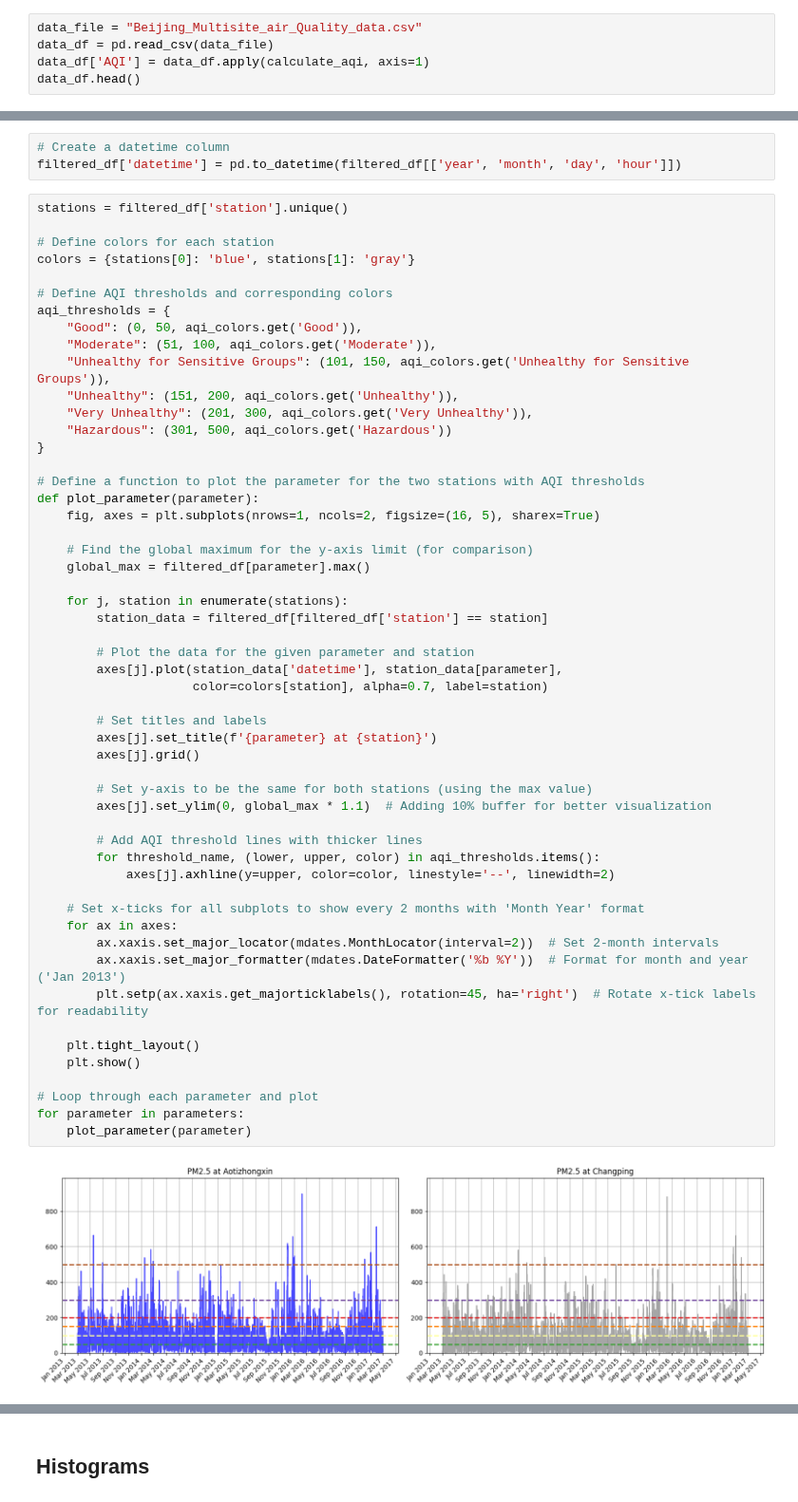
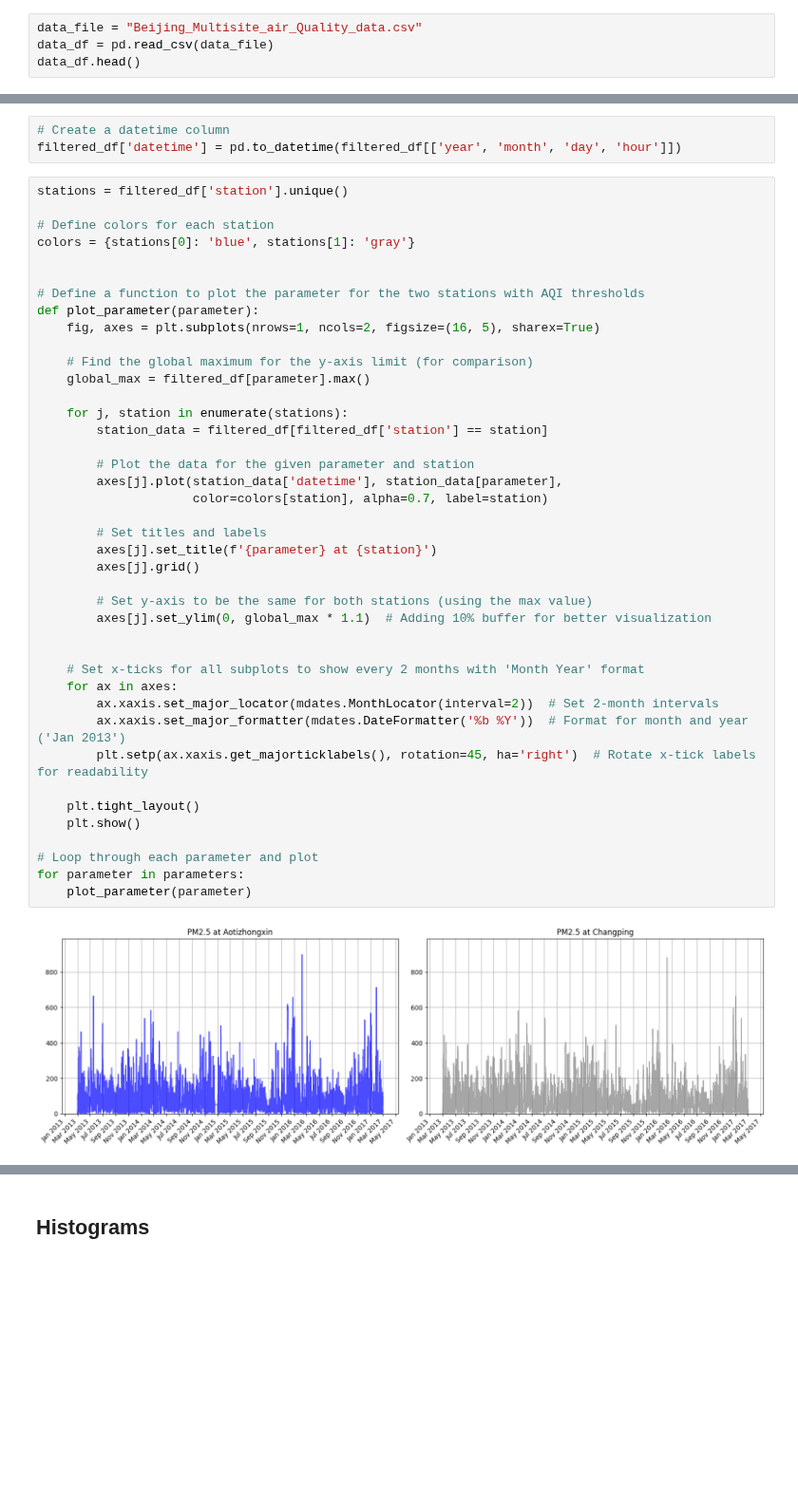
Before and after one commit to pariaighanian/Environmental_Data_Analytics, a Jupyter notebook: main.ipynb, the cells around one changed output, grey strips where cells are left out. Shown at 95% size. Saved outputs shown, nothing was run; the diff lists cells and outputs as text; blank space fills up the shorter version.

```diff
--- a/main.ipynb
+++ b/main.ipynb
@@ -52,7 +16,6 @@ def calculate_aqi(row):
 # %%
 data_file = "Beijing_Multisite_air_Quality_data.csv"
 data_df = pd.read_csv(data_file)
-data_df['AQI'] = data_df.apply(calculate_aqi, axis=1)
 data_df.head()
 # %% [output]
 |  | year | month | day | hour | PM2.5 | PM10 | SO2 | NO2 | CO | O3 | TEMP | ... |
@@ -267,15 +195,6 @@ stations = filtered_df['station'].unique()
 # Define colors for each station
 colors = {stations[0]: 'blue', stations[1]: 'gray'}
 
-# Define AQI thresholds and corresponding colors
-aqi_thresholds = {
-    "Good": (0, 50, aqi_colors.get('Good')),
-    "Moderate": (51, 100, aqi_colors.get('Moderate')),
-    "Unhealthy for Sensitive Groups": (101, 150, aqi_colors.get('Unhealthy for Sensitive Groups')),
-    "Unhealthy": (151, 200, aqi_colors.get('Unhealthy')),
-    "Very Unhealthy": (201, 300, aqi_colors.get('Very Unhealthy')),
-    "Hazardous": (301, 500, aqi_colors.get('Hazardous'))
-}
 
 # Define a function to plot the parameter for the two stations with AQI thresholds
 def plot_parameter(parameter):
@@ -285,34 +204,31 @@ def plot_parameter(parameter):
     global_max = filtered_df[parameter].max()
 
     for j, station in enumerate(stations):
         station_data = filtered_df[filtered_df['station'] == station]
 
         # Plot the data for the given parameter and station
         axes[j].plot(station_data['datetime'], station_data[parameter],
                      color=colors[station], alpha=0.7, label=station)
 
         # Set titles and labels
         axes[j].set_title(f'{parameter} at {station}')
         axes[j].grid()
 
         # Set y-axis to be the same for both stations (using the max value)
         axes[j].set_ylim(0, global_max * 1.1)  # Adding 10% buffer for better visualization
 
-        # Add AQI threshold lines with thicker lines
-        for threshold_name, (lower, upper, color) in aqi_thresholds.items():
-            axes[j].axhline(y=upper, color=color, linestyle='--', linewidth=2)
 
     # Set x-ticks for all subplots to show every 2 months with 'Month Year' format
     for ax in axes:
         ax.xaxis.set_major_locator(mdates.MonthLocator(interval=2))  # Set 2-month intervals
         ax.xaxis.set_major_formatter(mdates.DateFormatter('%b %Y'))  # Format for month and year ('Jan 2013')
         plt.setp(ax.xaxis.get_majorticklabels(), rotation=45, ha='right')  # Rotate x-tick labels for readability
 
     plt.tight_layout()
     plt.show()
 
 # Loop through each parameter and plot
 for parameter in parameters:
     plot_parameter(parameter)
 # %% [output]
-[figure, old version]
+[figure, new version]
```
Also changed, not shown: parts of 6 cells of this notebook.
